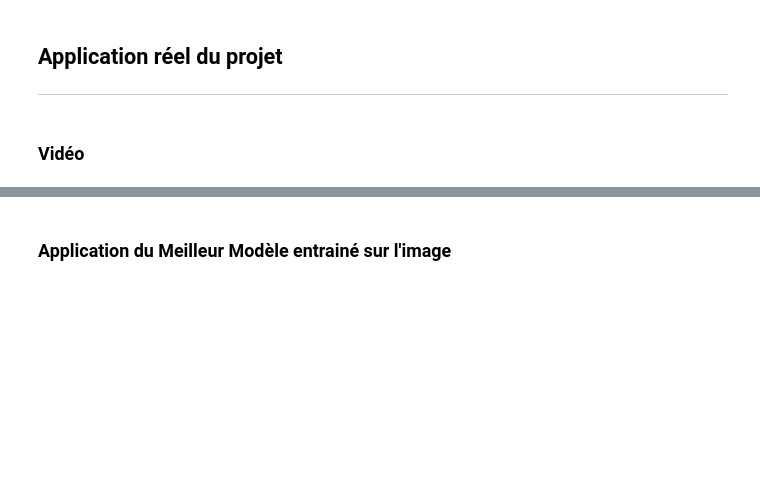
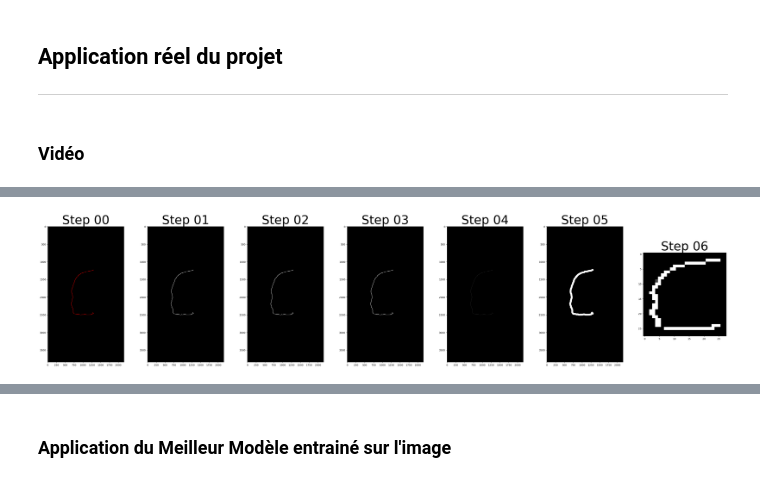
Before and after one commit to axelru26/Projet_Machine_Learning_Air_Drawing, a Jupyter notebook: Air_Drawing.ipynb, the cells around one changed output, grey strips where cells are left out. Drawn from its saved outputs; the diff is of its cells as text; code cells hidden in the pictures; blank space fills up the shorter version.

```diff
--- a/Air_Drawing.ipynb
+++ b/Air_Drawing.ipynb
@@ -717,0 +749,24 @@ Image finale enregistrée sous './Result/Hand_Detected_Images/G.png' (rotation +
+# %%
+# Affichage des images de lettres extraites de vidéos
+# === Paramètres ===
+image_dir = './Result/Hand_Detected_Images'
+
+# === Récupération des images ===
+image_files = sorted([
+    f for f in os.listdir(image_dir)
+    if f.lower().endswith('.png')
+])
+
+# === Création de la figure ===
+fig, axes = plt.subplots(4, 7, figsize=(100, 80))
+axes = axes.flatten()
+
+for i, ax in enumerate(axes):
+    if i < len(image_files):
+        image_path = os.path.join(image_dir, image_files[i])
+        image = cv2.imread(image_path)
+        image = cv2.cvtColor(image, cv2.COLOR_BGR2RGB)
+        ax.imshow(image)
+
+plt.tight_layout()
+plt.show()
@@ -822,0 +856,23 @@ array([[255, 255, 255, 255, 255, 255, 255, 255, 255, 255, 255, 255, 255,
+# %%
+# Différentes étapes du traitement d'image
+# === Paramètres ===
+image_dir = process_image("./Result/Hand_Detected_Images/C.png", save_step=True)
+
+# === Création de la figure ===
+fig, axes = plt.subplots(1, 7, figsize=(50, 10))
+axes = axes.flatten()
+
+for i, ax in enumerate(axes):
+    img = image_dir[i]
+
+    # Si l'image est en niveaux de gris
+    if len(img.shape) == 2:
+        ax.imshow(img, cmap='gray')
+    else:
+        img_rgb = cv2.cvtColor(img, cv2.COLOR_BGR2RGB)
+        ax.imshow(img_rgb)
+    ax.set_title(f"Step {i:02d}", fontsize=50)
+
+plt.show()
+# %% [output]
+[figure, added]
```
Also changed, not shown: parts of 12 cells of this notebook, 1 other file.
